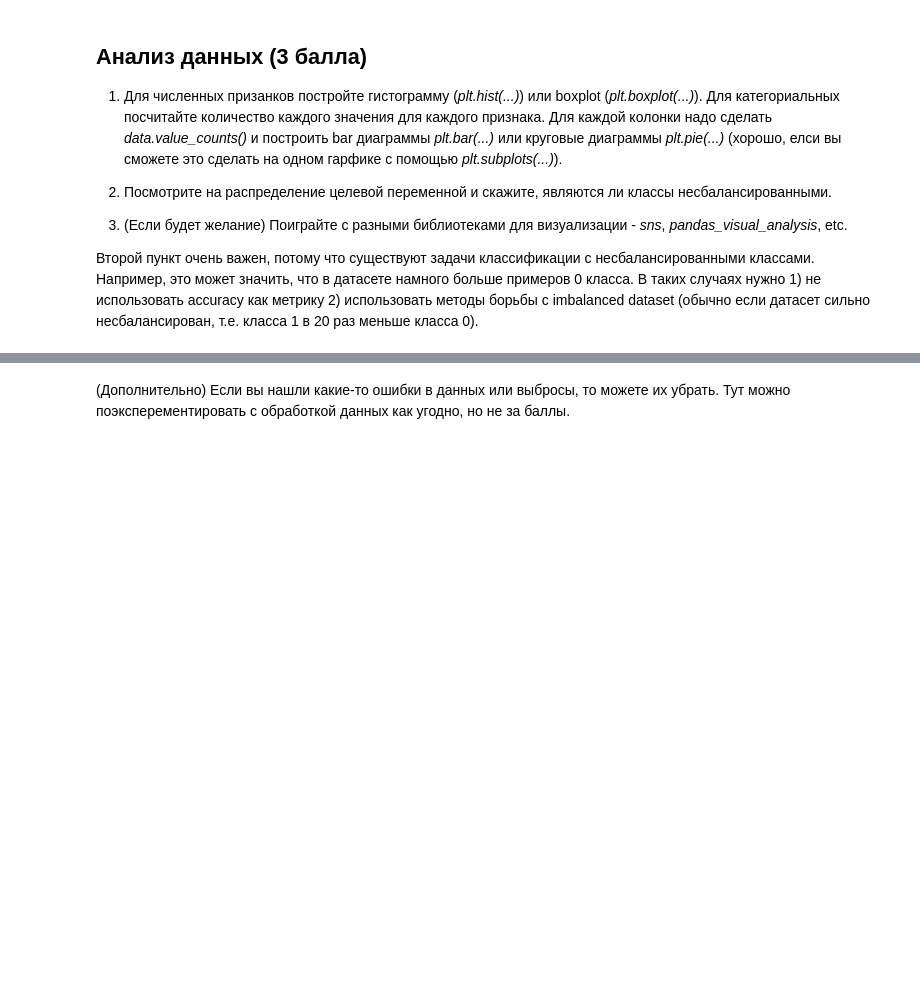
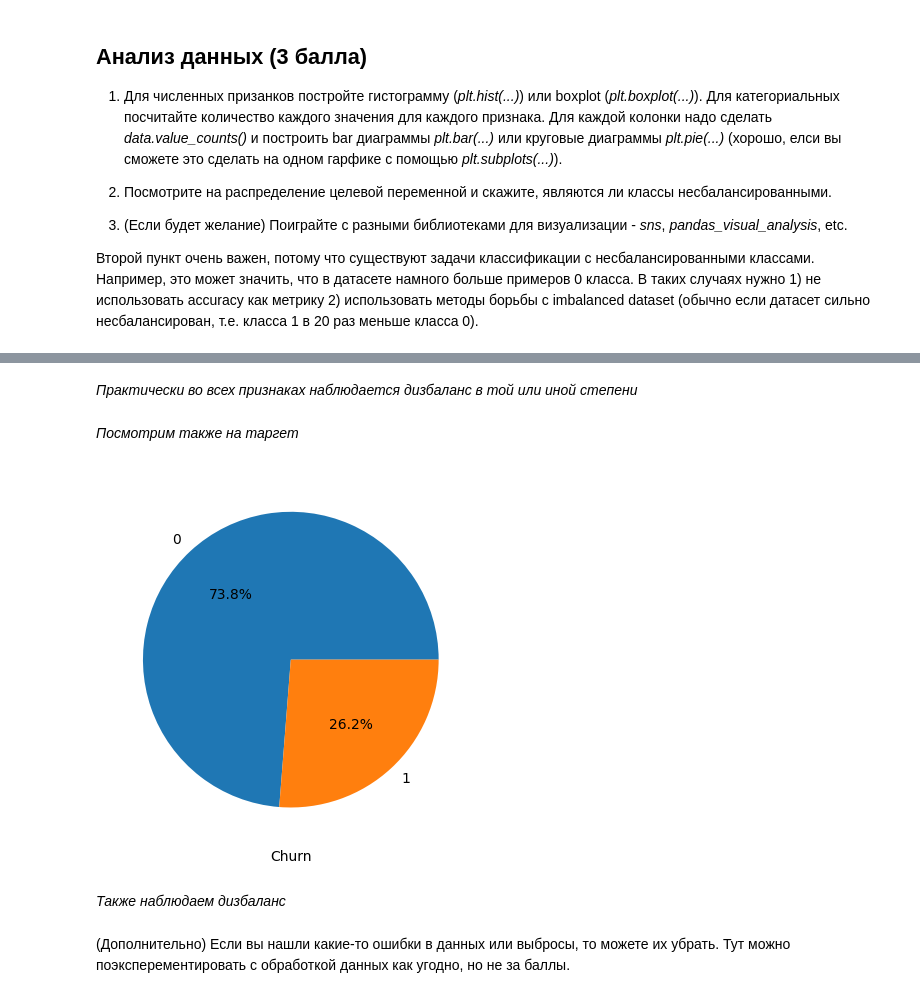
Before and after one commit to r-vvch/DLS, a Jupyter notebook: HW3/hw_3_kaggle.ipynb, the cells around one changed output, grey strips where cells are left out. Drawn from its saved outputs; the diff is of its cells as text; code cells hidden in the pictures; blank space fills up the shorter version.

```diff
--- a/HW3/hw_3_kaggle.ipynb
+++ b/HW3/hw_3_kaggle.ipynb
@@ -157,3 +369,18 @@ target_col = 'Churn'
+# %% [markdown]
+_Практически во всех признаках наблюдается дизбаланс в той или иной степени_
+# %% [markdown]
+_Посмотрим также на таргет_
+# %%
+values_count = data[f"{target_col}"].value_counts()
+sizes = values_count.values
+labels = values_count.index
+plt.pie(sizes, labels=labels, autopct='%1.1f%%')
+plt.xlabel(target_col)
+plt.show()
+# %% [output]
+[figure, added]
+# %% [markdown]
+_Также наблюдаем дизбаланс_
 # %% [markdown]
 (Дополнительно) Если вы нашли какие-то ошибки в данных или выбросы, то можете их убрать. Тут можно поэксперементировать с обработкой данных как угодно, но не за баллы.
 # %%
```
Also changed, not shown: parts of 61 cells of this notebook, 4 other files.
